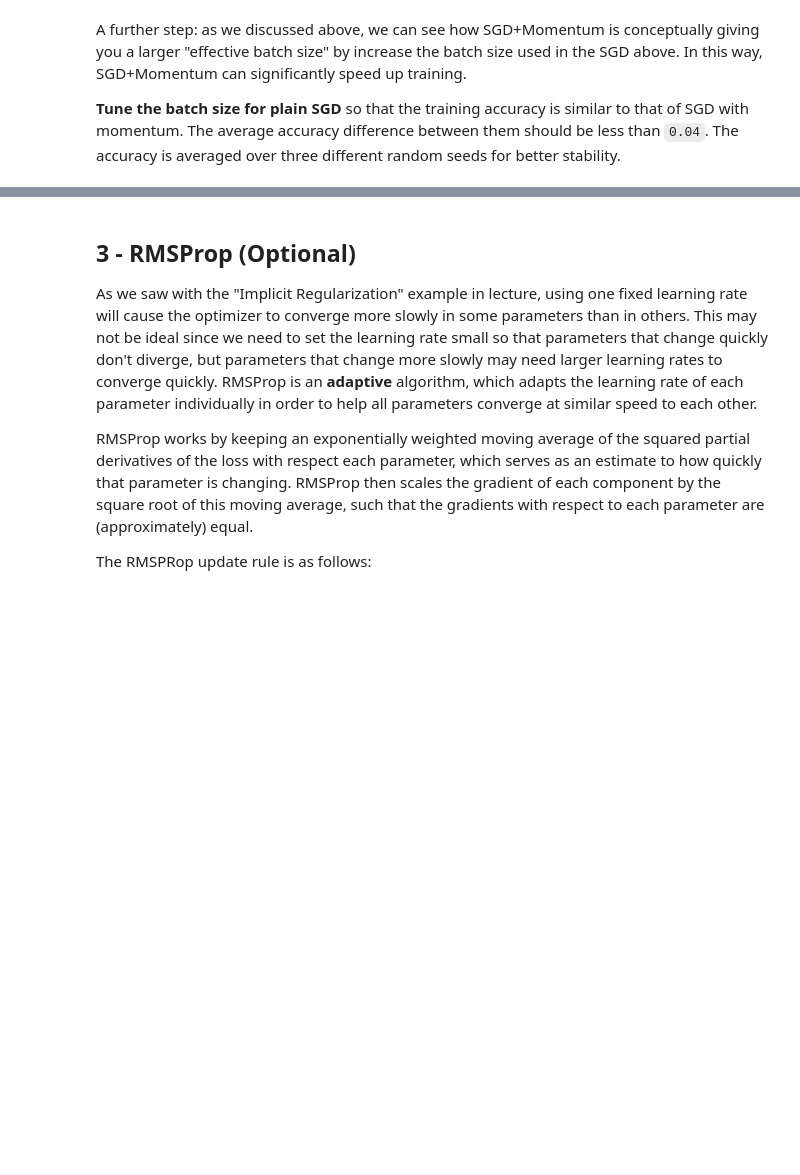
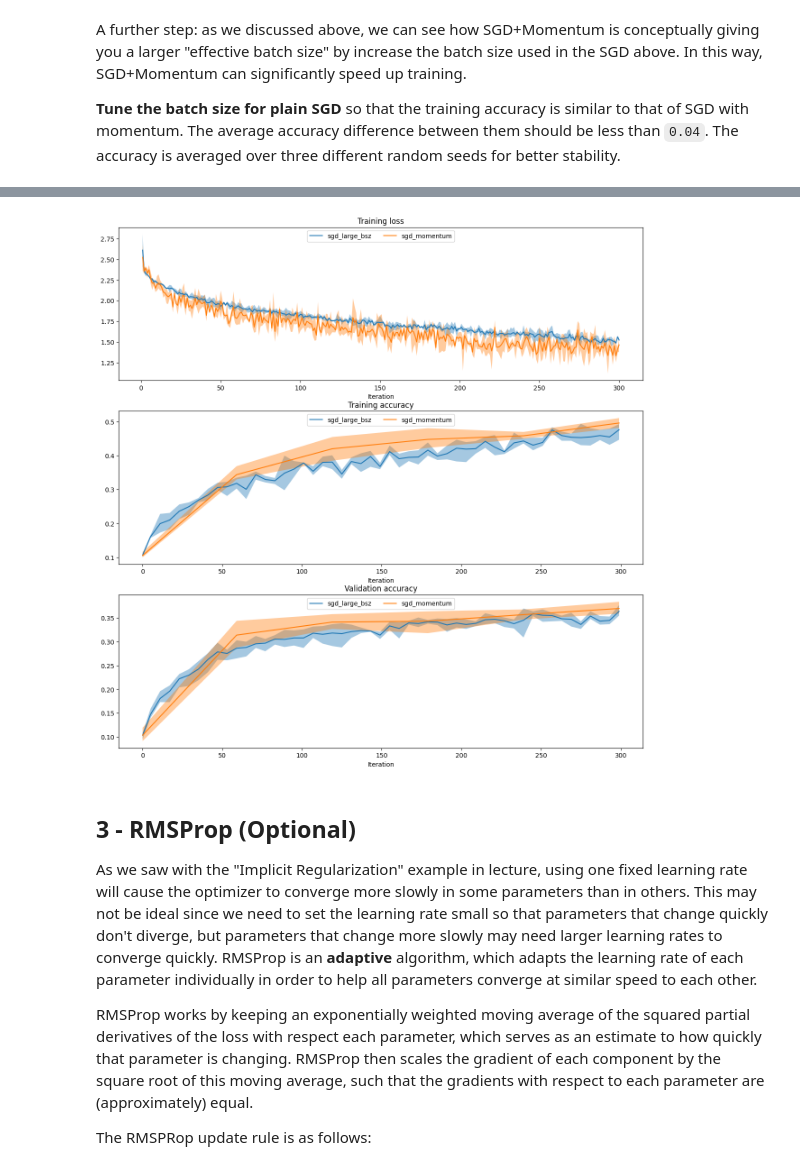
Before and after one commit to NoahLundSyrdal/NoahLundSyrdal, a Jupyter notebook: hw02/code/q_optimizer_init.ipynb, the cells around one changed output, grey strips where cells are left out. Saved outputs shown, nothing was run; the diff lists cells and outputs as text; code cells hidden in the pictures; blank space fills up the shorter version.

```diff
--- a/hw02/code/q_optimizer_init.ipynb
+++ b/hw02/code/q_optimizer_init.ipynb
@@ -322,7 +341,7 @@ A further step: as we discussed above, we can see how SGD+Momentum is conceptual
 #############################################################################
 batch_sizes = {
   'sgd_momentum': 100,
-  'sgd': ,  # tune the batch size of SGD (must be multiples of 100)
+  'sgd': 1000,  # tune the batch size of SGD (must be multiples of 100)
 }
 
 num_train = 6000
@@ -421,3 +440,4 @@ for i in [1, 2, 3]:
     plt.legend(loc='upper center', ncol=4)
 plt.gcf().set_size_inches(15, 15)
 plt.show()
+# %% [output]
@@ -424,3 +461,4 @@ plt.show()
+[figure, added]
 # %% [markdown]
 ## 3 - RMSProp (Optional)
 As we saw with the "Implicit Regularization" example in lecture, using one fixed learning rate will cause the optimizer to converge more slowly in some parameters than in others. This may not be ideal since we need to set the learning rate small so that parameters that change quickly don't diverge, but parameters that change more slowly may need larger learning rates to converge quickly. RMSProp is an **adaptive** algorithm, which adapts the learning rate of each parameter individually in order to help all parameters converge at similar speed to each other.
```
Also changed, not shown: parts of 8 cells of this notebook.
